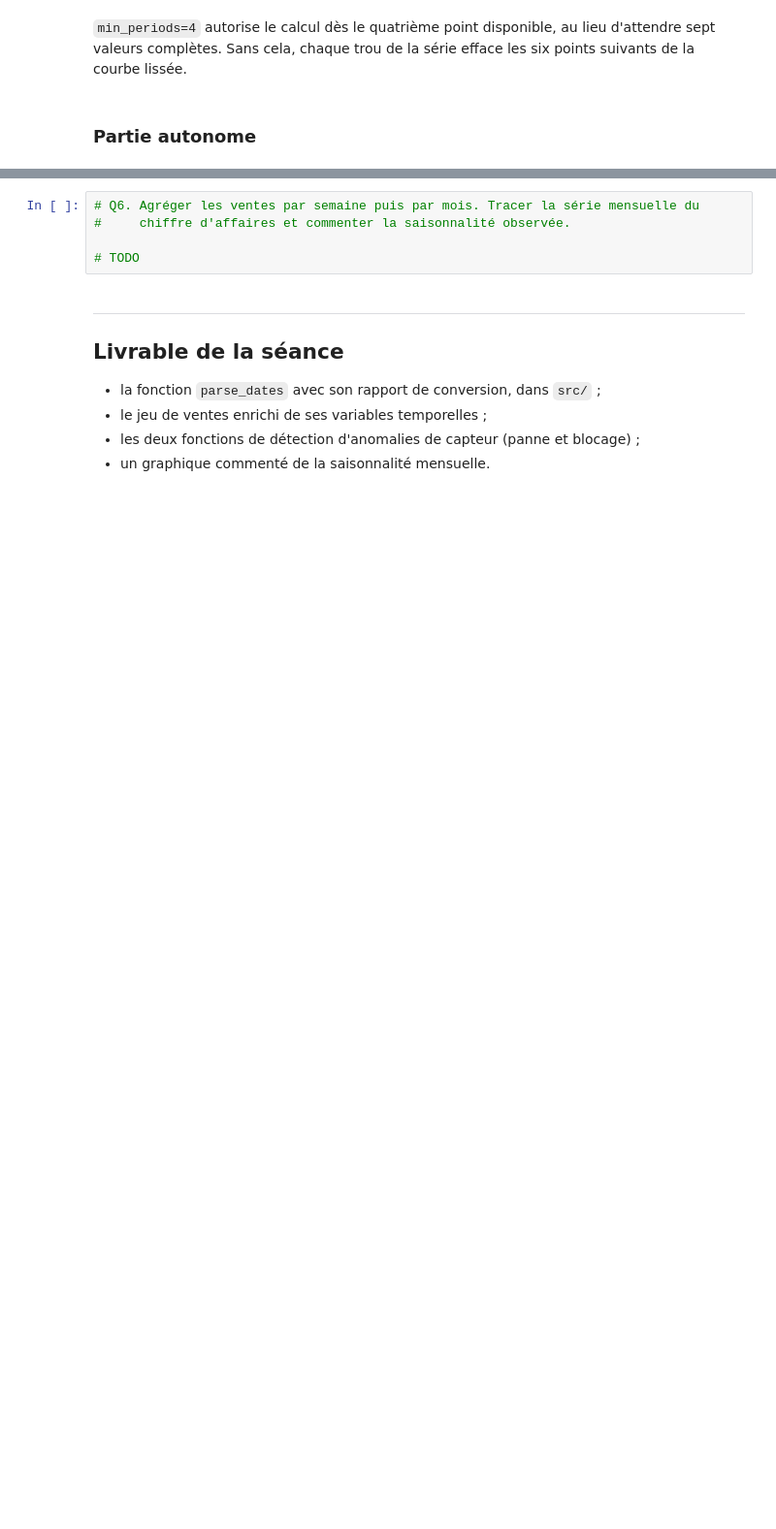
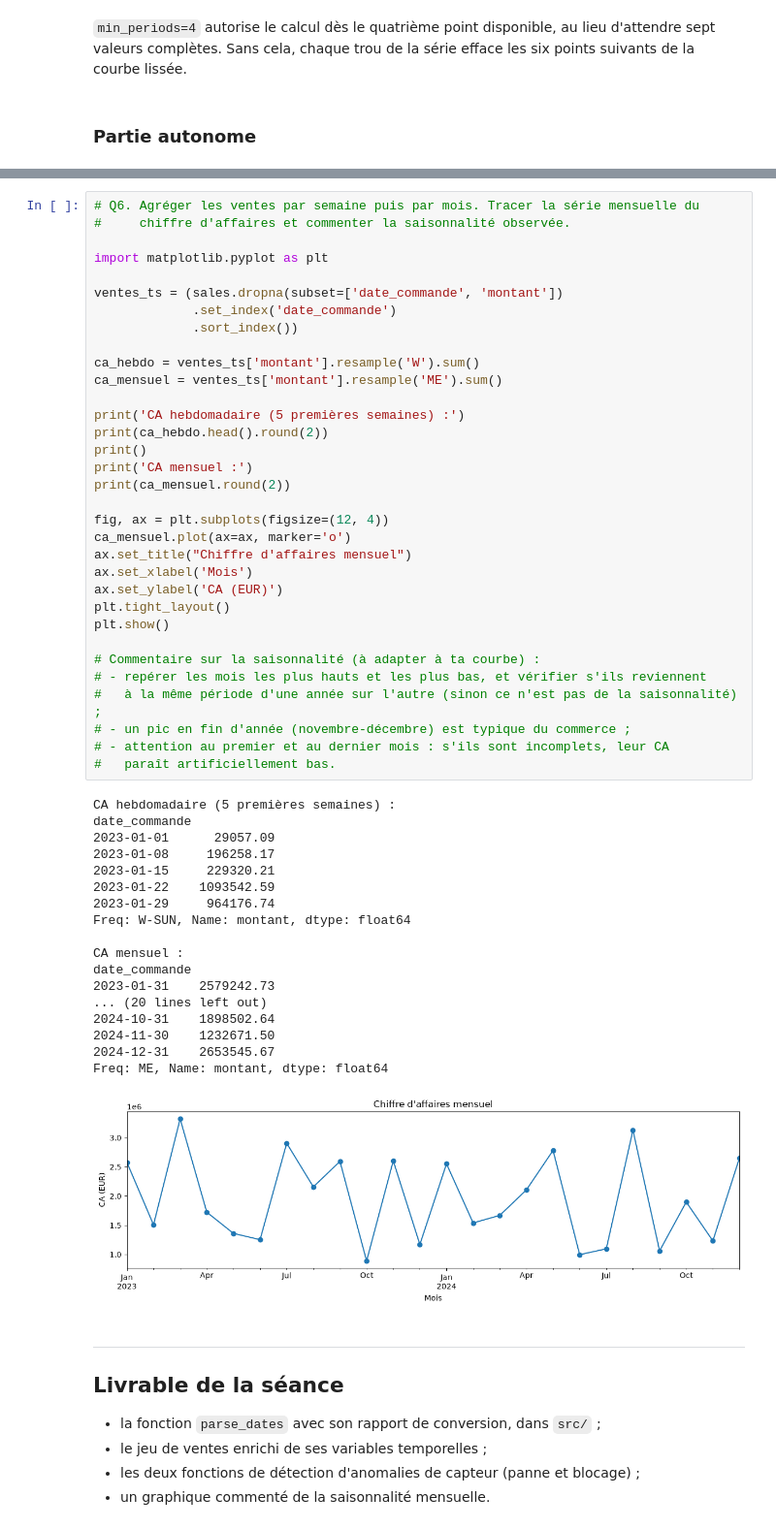
Before and after one commit to saidouibrahim/cour-environnement-pandas-numpy, a Jupyter notebook: notebooks/05_variables_temporelles.ipynb, the cells around one changed output, grey strips where cells are left out. Shown at 97% size. Cells and saved outputs as stored; diff of their text form; blank space fills up the shorter version.

```diff
--- a/notebooks/05_variables_temporelles.ipynb
+++ b/notebooks/05_variables_temporelles.ipynb
@@ -287,8 +451,55 @@ de la courbe lissée.
 # %%
 # Q6. Agréger les ventes par semaine puis par mois. Tracer la série mensuelle du
 #     chiffre d'affaires et commenter la saisonnalité observée.
 
-# TODO
+import matplotlib.pyplot as plt
+
+ventes_ts = (sales.dropna(subset=['date_commande', 'montant'])
+             .set_index('date_commande')
+             .sort_index())
+
+ca_hebdo = ventes_ts['montant'].resample('W').sum()
+ca_mensuel = ventes_ts['montant'].resample('ME').sum()
+
+print('CA hebdomadaire (5 premières semaines) :')
+print(ca_hebdo.head().round(2))
+print()
+print('CA mensuel :')
+print(ca_mensuel.round(2))
+
+fig, ax = plt.subplots(figsize=(12, 4))
+ca_mensuel.plot(ax=ax, marker='o')
+ax.set_title("Chiffre d'affaires mensuel")
+ax.set_xlabel('Mois')
+ax.set_ylabel('CA (EUR)')
+plt.tight_layout()
+plt.show()
+
+# Commentaire sur la saisonnalité (à adapter à ta courbe) :
+# - repérer les mois les plus hauts et les plus bas, et vérifier s'ils reviennent
+#   à la même période d'une année sur l'autre (sinon ce n'est pas de la saisonnalité) ;
+# - un pic en fin d'année (novembre-décembre) est typique du commerce ;
+# - attention au premier et au dernier mois : s'ils sont incomplets, leur CA
+#   paraît artificiellement bas.
+# %% [output]
+CA hebdomadaire (5 premières semaines) :
+date_commande
+2023-01-01      29057.09
+2023-01-08     196258.17
+2023-01-15     229320.21
+2023-01-22    1093542.59
+2023-01-29     964176.74
+Freq: W-SUN, Name: montant, dtype: float64
+
+CA mensuel :
+date_commande
+2023-01-31    2579242.73
+... (20 lines left out)
+2024-10-31    1898502.64
+2024-11-30    1232671.50
+2024-12-31    2653545.67
+Freq: ME, Name: montant, dtype: float64
+[figure, added]
 # %% [markdown]
 ---
 ## Livrable de la séance
```
Also changed, not shown: parts of 8 cells of this notebook, 7 other files.
